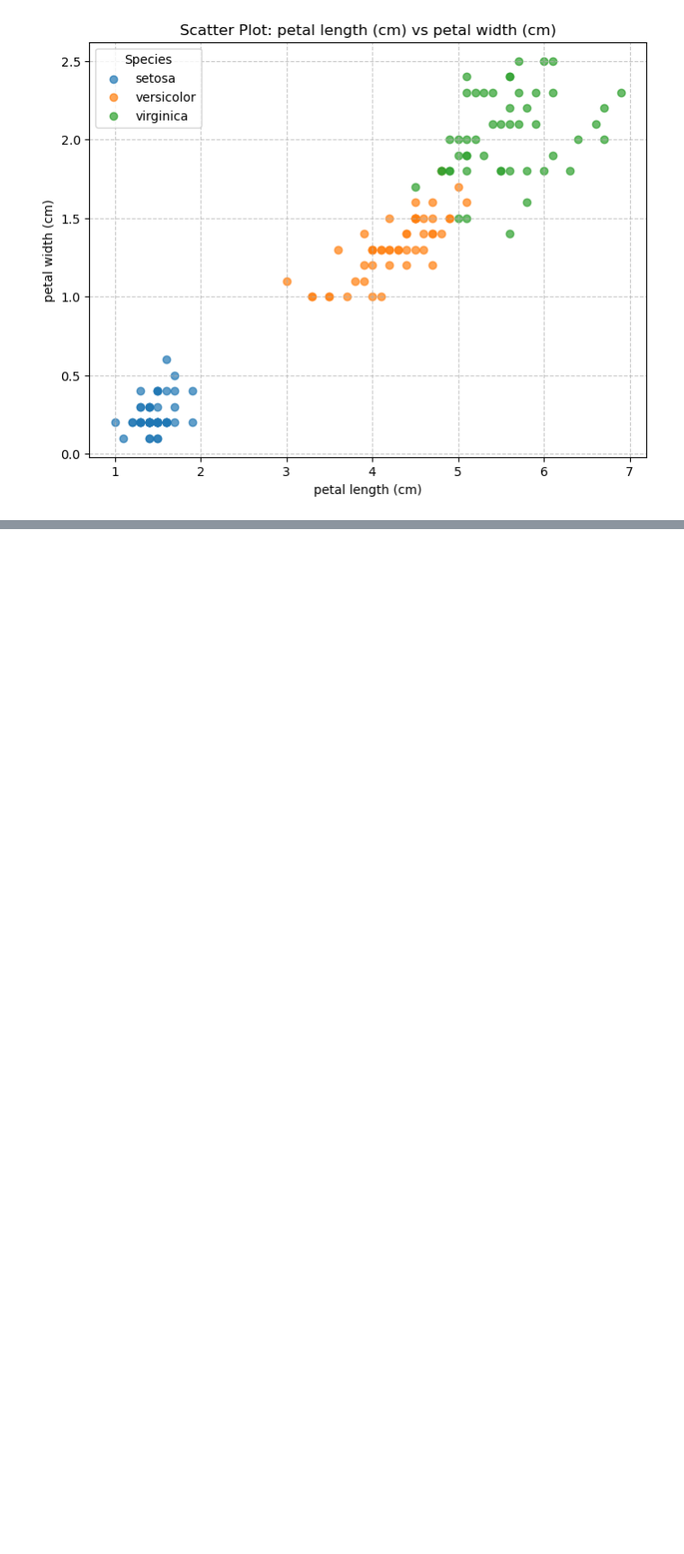
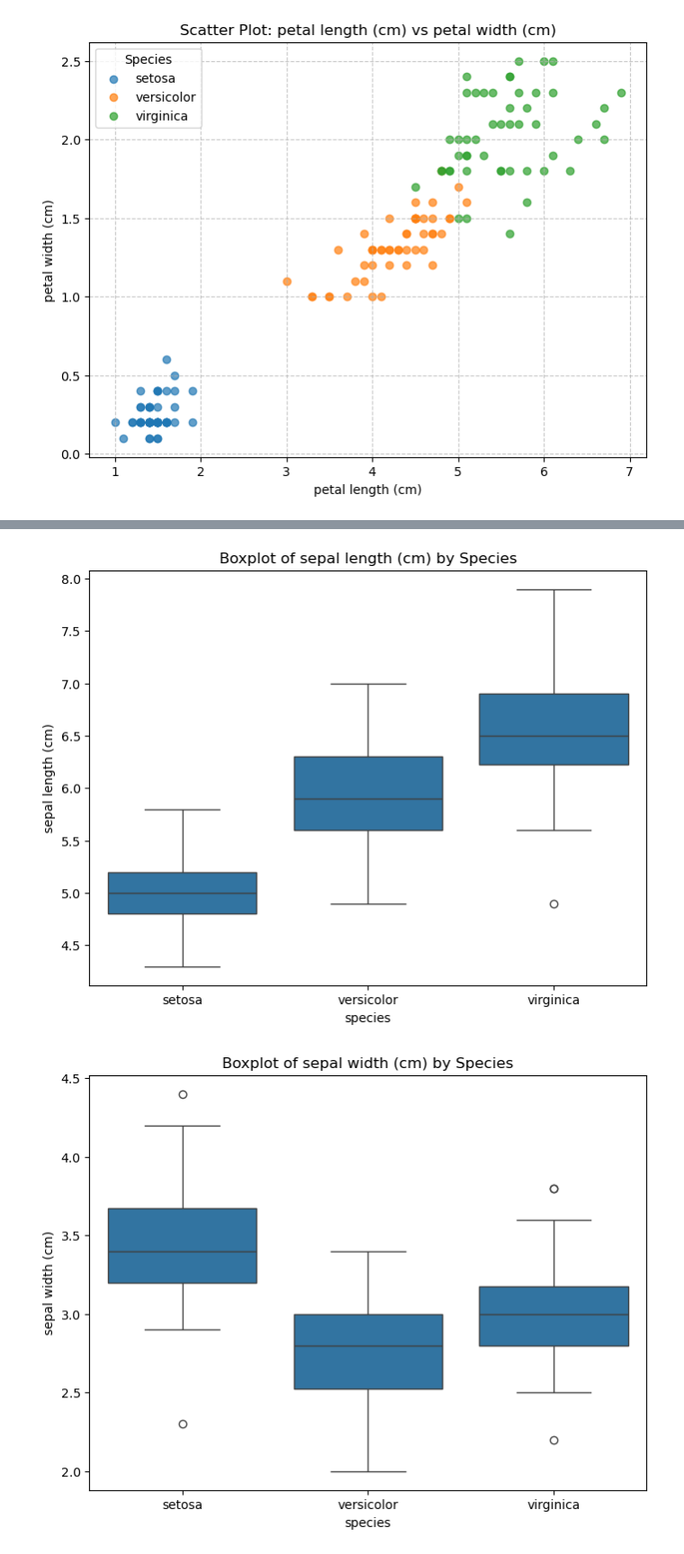
Before and after one commit to CGiardino/pands-project, a Jupyter notebook: analysis.ipynb, the cells around one changed output, grey strips where cells are left out. Shown at 90% size. Cells and saved outputs as stored; diff of their text form; code cells hidden in the pictures; blank space fills up the shorter version.

```diff
--- a/analysis.ipynb
+++ b/analysis.ipynb
@@ -137,0 +168,11 @@ for feature_x, feature_y in itertools.combinations(feature_names, 2):
+# %%
+# Generate boxplots for each feature
+for feature in feature_names:
+    plt.figure(figsize=(8, 6))
+    sns.boxplot(x='species', y=feature, data=iris_df)
+    plt.title(f'Boxplot of {feature} by Species')
+    plt.savefig(f'{feature.replace(" ", "_")}_boxplot.png')
+    plt.show()
+# %% [output]
+[figure, added]
+[figure, added]
```
Also changed, not shown: parts of 8 cells of this notebook, 8 other files.
